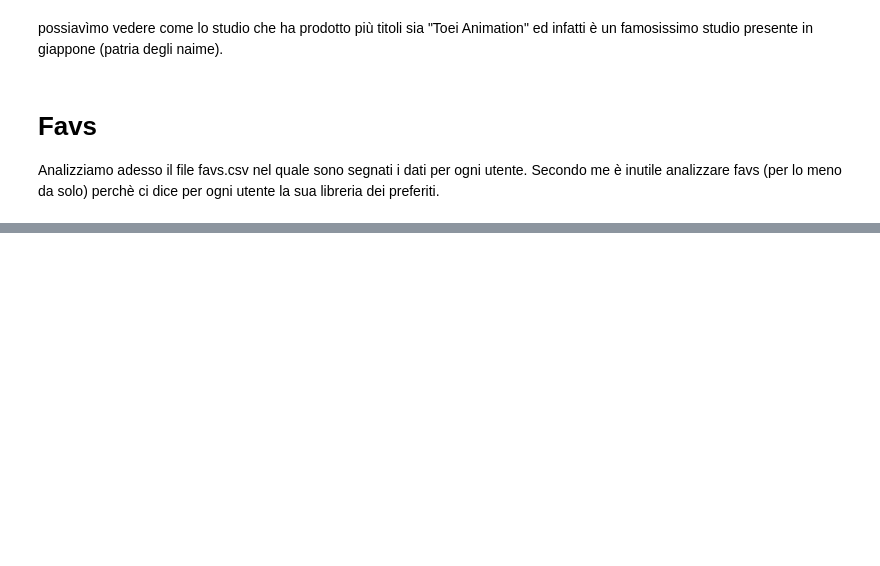
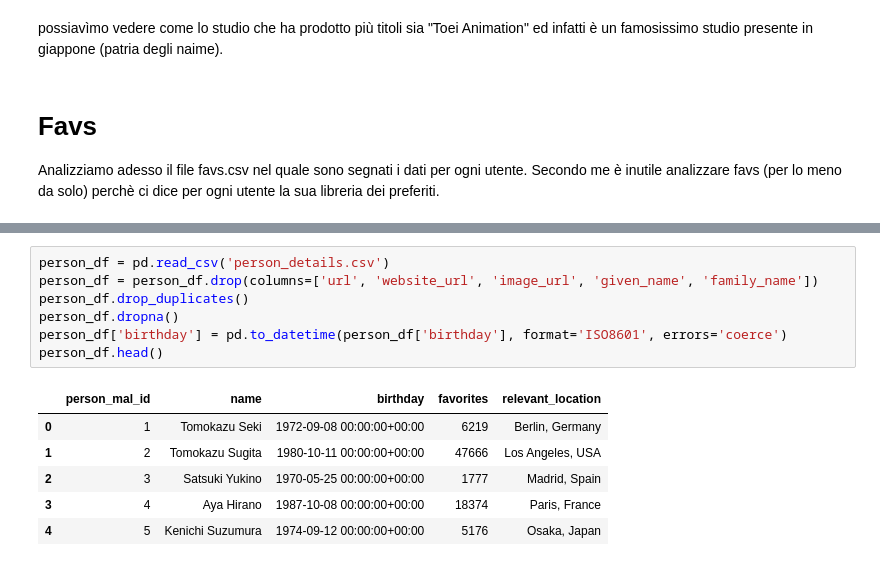
Before and after one commit to LeonardoFerraud/HCI---progetto-finale-Ferraud-Russo-2, a Jupyter notebook: Assigment25-26.ipynb, the cells around one changed output, grey strips where cells are left out. Cells and saved outputs as stored; diff of their text form; blank space fills up the shorter version.

```diff
--- a/Assigment25-26.ipynb
+++ b/Assigment25-26.ipynb
@@ -314,0 +318,14 @@ Secondo me è inutile analizzare favs (per lo meno da solo) perchè ci dice per
+# %%
+person_df = pd.read_csv('person_details.csv')
+person_df = person_df.drop(columns=['url', 'website_url', 'image_url', 'given_name', 'family_name'])
+person_df.drop_duplicates()
+person_df.dropna()
+person_df['birthday'] = pd.to_datetime(person_df['birthday'], format='ISO8601', errors='coerce')
+person_df.head()
+# %% [output]
+|  | person_mal_id | name | birthday | favorites | relevant_location |
+| 0 | 1 | Tomokazu Seki | 1972-09-08 00:00:00+00:00 | 6219 | Berlin, Germany |
+| 1 | 2 | Tomokazu Sugita | 1980-10-11 00:00:00+00:00 | 47666 | Los Angeles, USA |
+| 2 | 3 | Satsuki Yukino | 1970-05-25 00:00:00+00:00 | 1777 | Madrid, Spain |
+| 3 | 4 | Aya Hirano | 1987-10-08 00:00:00+00:00 | 18374 | Paris, France |
+| 4 | 5 | Kenichi Suzumura | 1974-09-12 00:00:00+00:00 | 5176 | Osaka, Japan |
```
Also changed, not shown: parts of 7 cells of this notebook.
